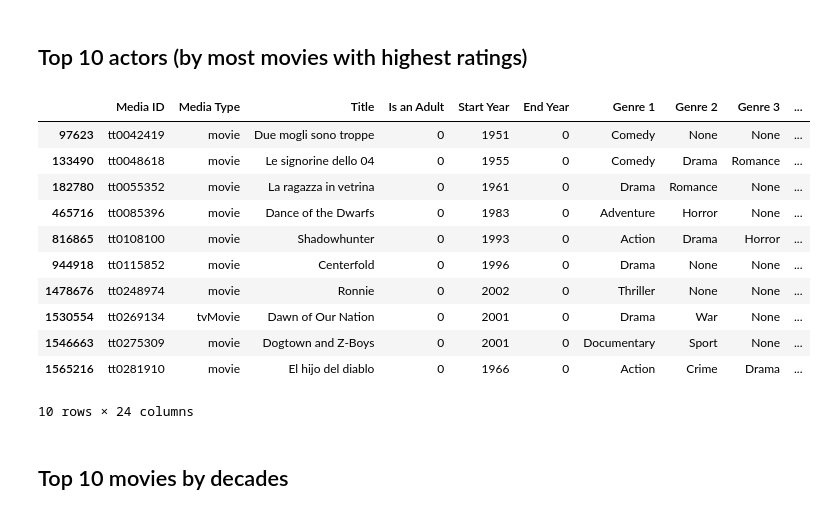
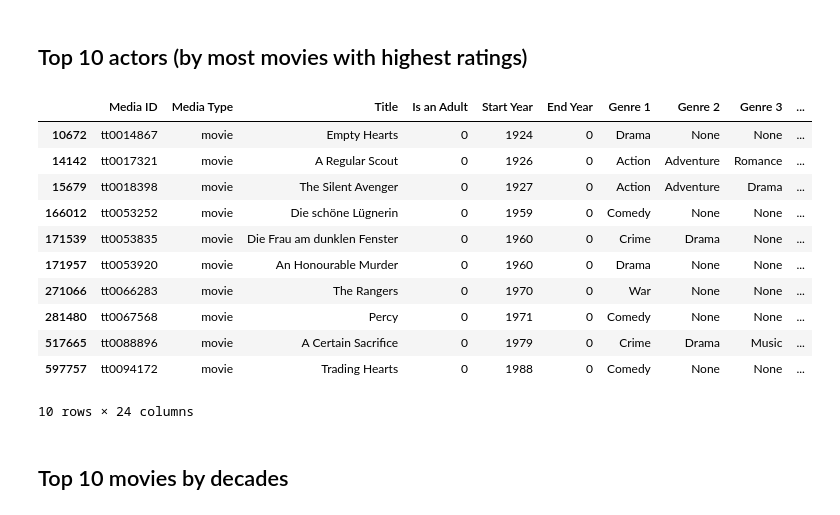
Before and after one commit to thaong1412/IMDB_Project, a Jupyter notebook: CPSC_4800_IMDB_Project.ipynb, the cells around one changed output. Cells and saved outputs as stored; diff of their text form; code cells hidden in the pictures.

```diff
--- a/CPSC_4800_IMDB_Project.ipynb
+++ b/CPSC_4800_IMDB_Project.ipynb
@@ -600,2 +597,0 @@ First we have to handle all the repeating data in the dataframe.
-# %%
-movies_people_df.drop_duplicates(subset=['tconst'], inplace=True)
@@ -905,7 +886,9 @@ movies_people_df
 # %% [markdown]
 ## Top 10 rated movies (based on ratings then # of votes)
 # %%
-sorted_movies_df = movies_people_df[movies_people_df['Media Type'] == 'movie'].sort_values(
+unique_movies_people_df = movies_people_df.drop_duplicates(subset=['tconst'])
+
+sorted_movies_df = unique_movies_people_df[unique_movies_people_df['Media Type'] == 'movie'].sort_values(
     by=['Rating', 'Number of Votes'], ascending=[False, False])
 
 top_10_movies = sorted_movies_df.head(10)
@@ -929,25 +912,25 @@ top_10_movies
 # %%
 unique_actors = set()
 
 for index, row in sorted_movies_df.iterrows():
     if 'actor' in row['Profession']:
         unique_actors.update(row['Person ID'].split(','))
 
 top_10_actors = list(unique_actors)[:10]
 
-movies_people_df[movies_people_df['Person ID'].isin(top_10_actors)][:10]
+unique_movies_people_df[unique_movies_people_df['Person ID'].isin(top_10_actors)][:10]
 # %% [output]
 |  | Media ID | Media Type | Title | Is an Adult | Start Year | End Year | Genre 1 | Genre 2 | Genre 3 | ... |
-| 97623 | tt0042419 | movie | Due mogli sono troppe | 0 | 1951 | 0 | Comedy | None | None | ... |
-| 133490 | tt0048618 | movie | Le signorine dello 04 | 0 | 1955 | 0 | Comedy | Drama | Romance | ... |
-| 182780 | tt0055352 | movie | La ragazza in vetrina | 0 | 1961 | 0 | Drama | Romance | None | ... |
-| 465716 | tt0085396 | movie | Dance of the Dwarfs | 0 | 1983 | 0 | Adventure | Horror | None | ... |
-| 816865 | tt0108100 | movie | Shadowhunter | 0 | 1993 | 0 | Action | Drama | Horror | ... |
-| 944918 | tt0115852 | movie | Centerfold | 0 | 1996 | 0 | Drama | None | None | ... |
-| 1478676 | tt0248974 | movie | Ronnie | 0 | 2002 | 0 | Thriller | None | None | ... |
-| 1530554 | tt0269134 | tvMovie | Dawn of Our Nation | 0 | 2001 | 0 | Drama | War | None | ... |
-| 1546663 | tt0275309 | movie | Dogtown and Z-Boys | 0 | 2001 | 0 | Documentary | Sport | None | ... |
-| 1565216 | tt0281910 | movie | El hijo del diablo | 0 | 1966 | 0 | Action | Crime | Drama | ... |
+| 10672 | tt0014867 | movie | Empty Hearts | 0 | 1924 | 0 | Drama | None | None | ... |
+| 14142 | tt0017321 | movie | A Regular Scout | 0 | 1926 | 0 | Action | Adventure | Romance | ... |
+| 15679 | tt0018398 | movie | The Silent Avenger | 0 | 1927 | 0 | Action | Adventure | Drama | ... |
+| 166012 | tt0053252 | movie | Die schöne Lügnerin | 0 | 1959 | 0 | Comedy | None | None | ... |
+| 171539 | tt0053835 | movie | Die Frau am dunklen Fenster | 0 | 1960 | 0 | Crime | Drama | None | ... |
+| 171957 | tt0053920 | movie | An Honourable Murder | 0 | 1960 | 0 | Drama | None | None | ... |
+| 271066 | tt0066283 | movie | The Rangers | 0 | 1970 | 0 | War | None | None | ... |
+| 281480 | tt0067568 | movie | Percy | 0 | 1971 | 0 | Comedy | None | None | ... |
+| 517665 | tt0088896 | movie | A Certain Sacrifice | 0 | 1979 | 0 | Crime | Drama | Music | ... |
+| 597757 | tt0094172 | movie | Trading Hearts | 0 | 1988 | 0 | Comedy | None | None | ... |
 10 rows × 24 columns
 # %% [markdown]
 ## Top 10 movies by decades
```
Also changed, not shown: parts of 19 cells of this notebook.
